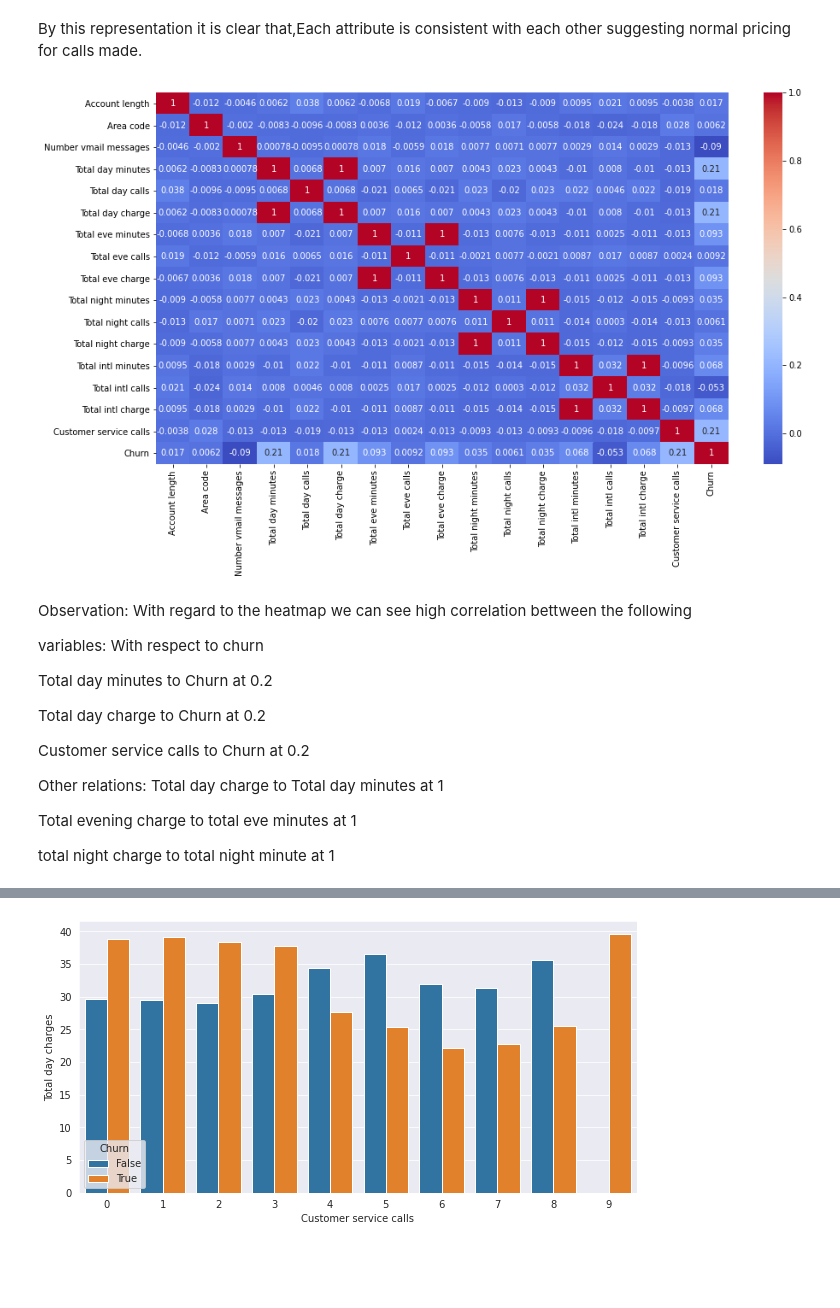
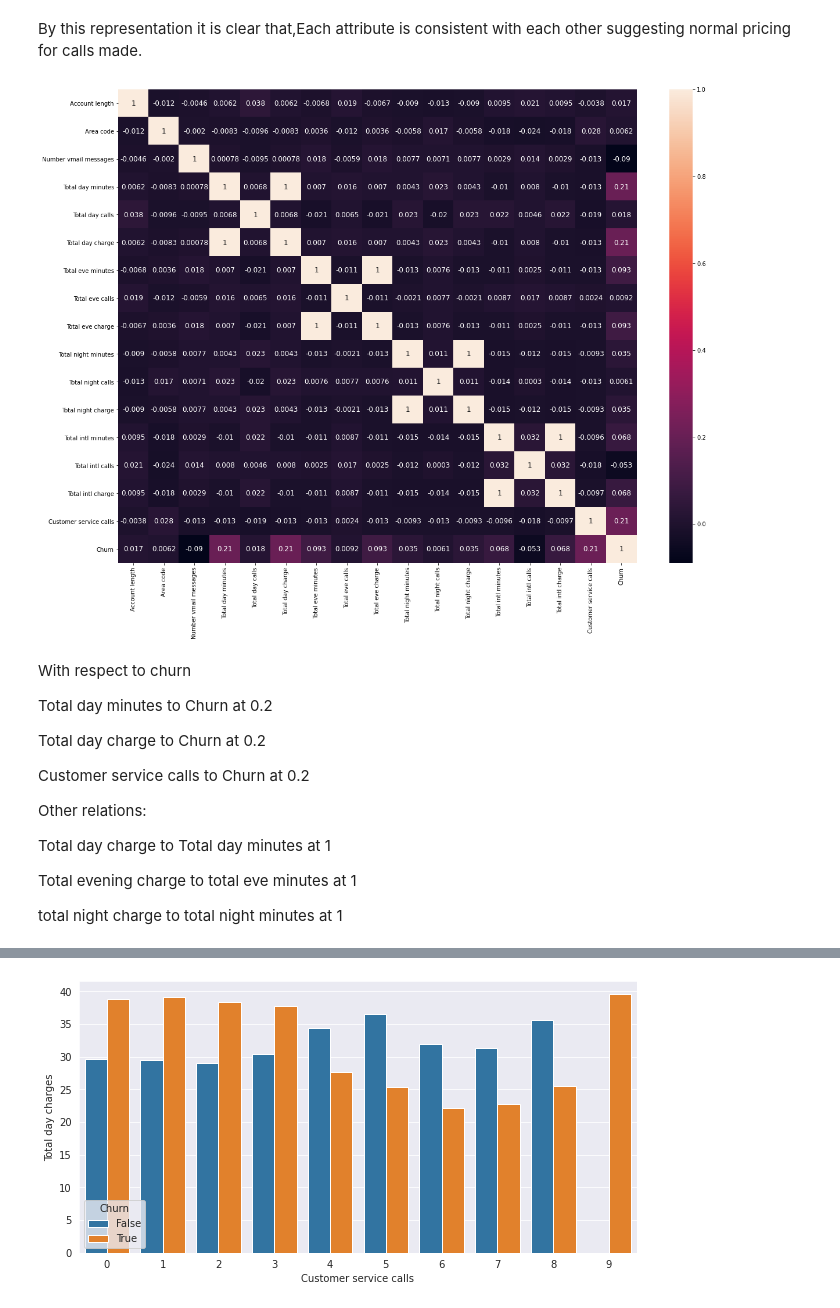
Before and after one commit to pratik25042000/telecom-churn-analysis, a Jupyter notebook: Pratik_Kshirsagar_Telecom_Churn_Analysis.ipynb, the cells around one changed output, grey strips where cells are left out. Cells and saved outputs as stored; diff of their text form; code cells hidden in the pictures; blank space fills up the shorter version.

```diff
--- a/Pratik_Kshirsagar_Telecom_Churn_Analysis.ipynb
+++ b/Pratik_Kshirsagar_Telecom_Churn_Analysis.ipynb
@@ -269,17 +305,16 @@ Text(0, 0.5, 'Total Charges')
 By this representation it is clear that,Each attribute is consistent with each other suggesting normal pricing for calls made.
 # %%
 corr = telcom_df.corr()
-# %%
-plt.figure(figsize = (15,8))
-sns.heatmap(data = corr, annot = True, cmap = 'coolwarm')
-plt.show()
-# %% [output]
-[figure, removed]
+# %%
+sns.heatmap(corr, xticklabels=corr.columns.values, yticklabels=corr.columns.values, annot = True, annot_kws={'size':12})
+heat_map=plt.gcf()
+heat_map.set_size_inches(20,15)
+plt.xticks(fontsize=10)
+plt.yticks(fontsize=10)
+plt.show()
+# %% [output]
+[figure, added]
 # %% [markdown]
-Observation:
-With regard to the heatmap we can see high correlation bettween the following
-
-variables:
 With respect to churn
 
 Total day minutes to Churn at 0.2
@@ -288,10 +323,10 @@ Total day charge to Churn at 0.2
 
 Customer service calls to Churn at 0.2
 
+Other relations:
 
-Other relations:
 Total day charge to Total day minutes at 1
 
 Total evening charge to total eve minutes at 1
 
-total night charge to total night minute at 1
+total night charge to total night minutes at 1
```
Also changed, not shown: parts of 30 cells of this notebook.
